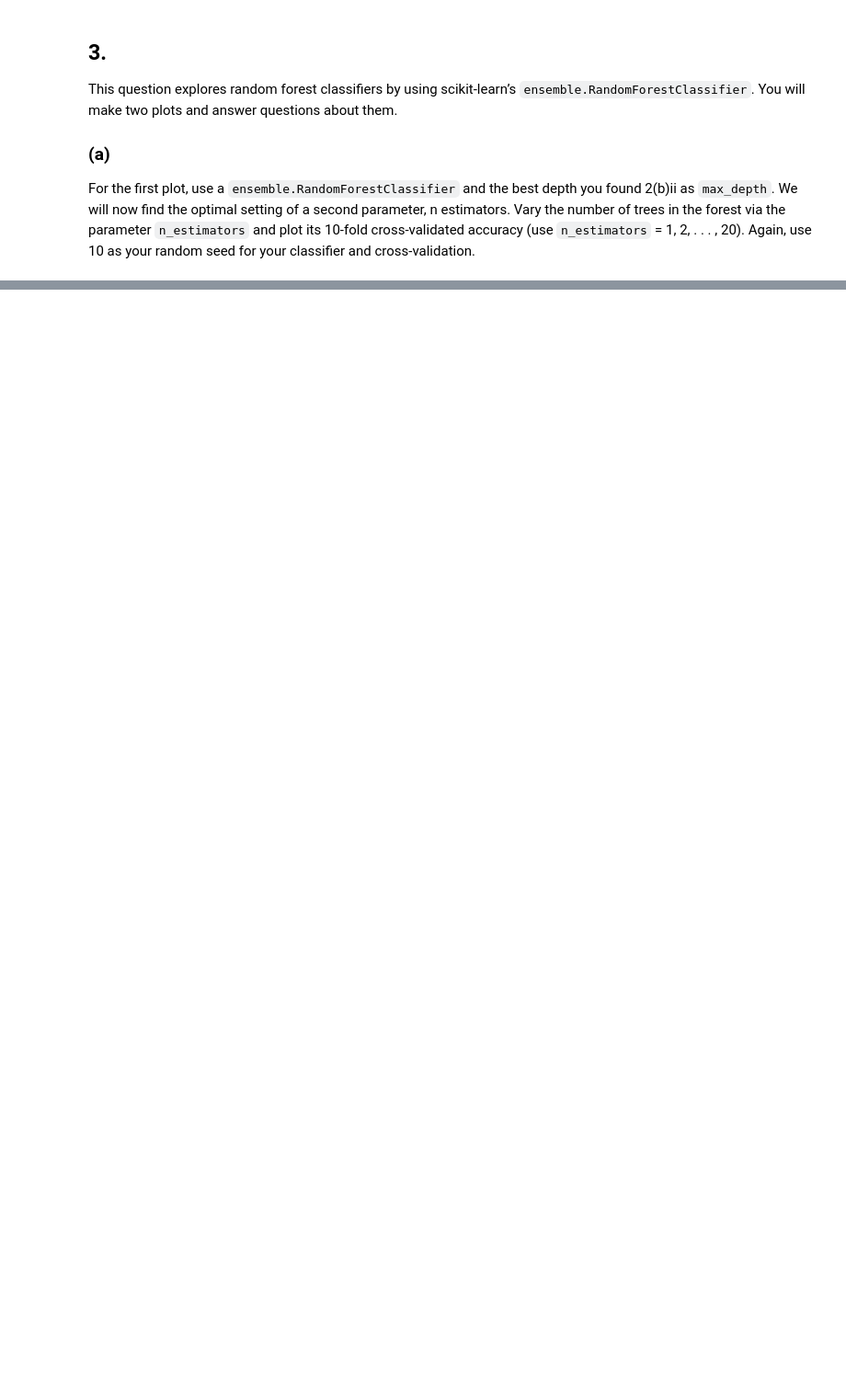
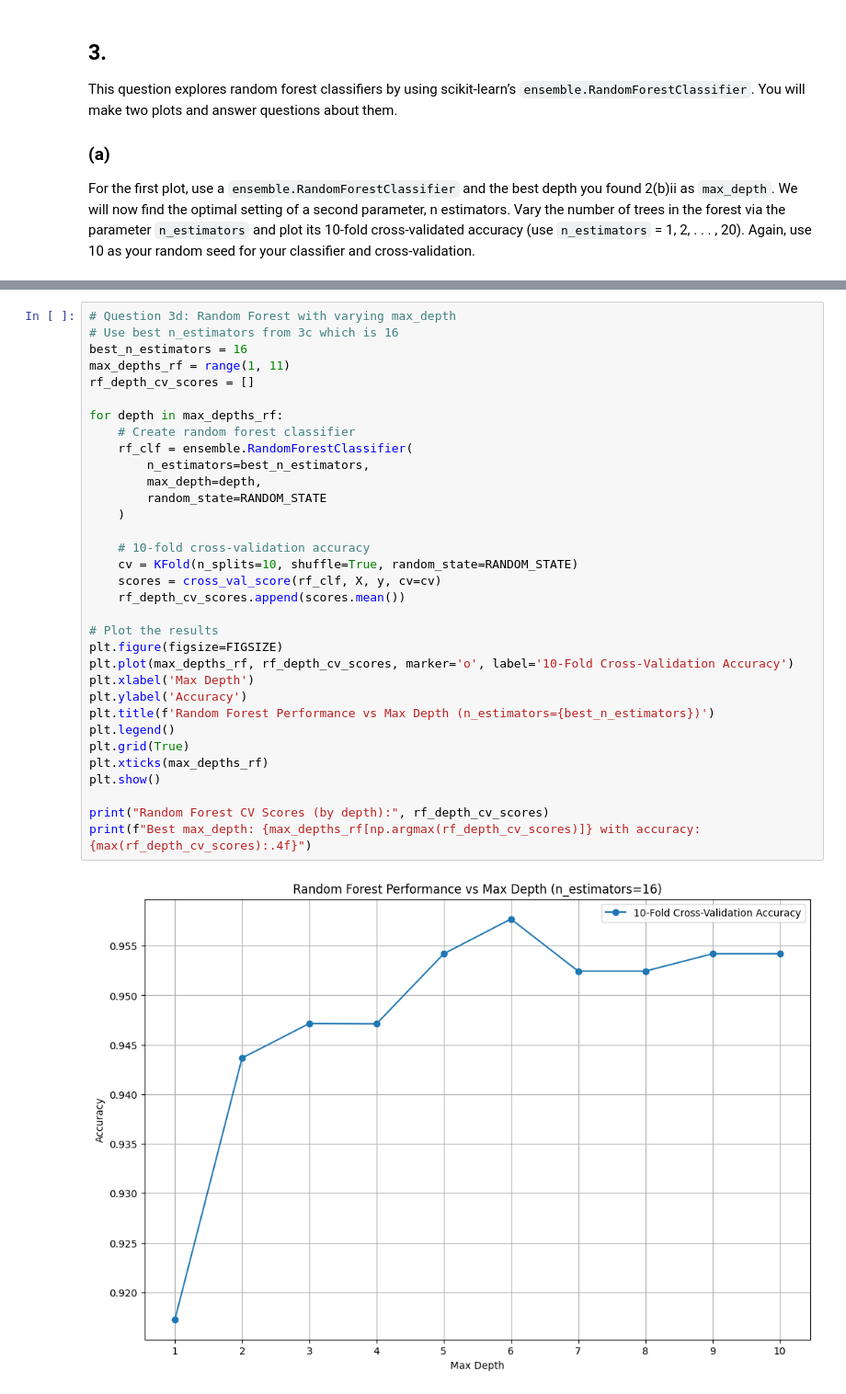
Before and after one commit to jeevanspatil/test123, a Jupyter notebook: hw1_programming_base_notebook.ipynb, the cells around one changed output, grey strips where cells are left out. Shown at 92% size. Saved outputs shown, nothing was run; the diff lists cells and outputs as text; blank space fills up the shorter version.

```diff
--- a/hw1_programming_base_notebook.ipynb
+++ b/hw1_programming_base_notebook.ipynb
@@ -88,3 +186,38 @@ of a `max_depth`. Use your answer to 3c as the setting for `n_estimators` and fo
 procedure from 2a to find the best setting for max depth. This time, only plot the results
 from cross-validation and not the full set, but the plot should be the same structure
 as in 2a otherwise (use `max_depth` = 1,2,. . . ,10). Again, use 10 as your random seed.
+# %%
+# Question 3d: Random Forest with varying max_depth
+# Use best n_estimators from 3c which is 16
+best_n_estimators = 16
+max_depths_rf = range(1, 11)
+rf_depth_cv_scores = []
+
+for depth in max_depths_rf:
+    # Create random forest classifier
+    rf_clf = ensemble.RandomForestClassifier(
+        n_estimators=best_n_estimators,
+        max_depth=depth,
+        random_state=RANDOM_STATE
+    )
+
+    # 10-fold cross-validation accuracy
+    cv = KFold(n_splits=10, shuffle=True, random_state=RANDOM_STATE)
+    scores = cross_val_score(rf_clf, X, y, cv=cv)
+    rf_depth_cv_scores.append(scores.mean())
+
+# Plot the results
+plt.figure(figsize=FIGSIZE)
+plt.plot(max_depths_rf, rf_depth_cv_scores, marker='o', label='10-Fold Cross-Validation Accuracy')
+plt.xlabel('Max Depth')
+plt.ylabel('Accuracy')
+plt.title(f'Random Forest Performance vs Max Depth (n_estimators={best_n_estimators})')
+plt.legend()
+plt.grid(True)
+plt.xticks(max_depths_rf)
+plt.show()
+
+print("Random Forest CV Scores (by depth):", rf_depth_cv_scores)
+print(f"Best max_depth: {max_depths_rf[np.argmax(rf_depth_cv_scores)]} with accuracy: {max(rf_depth_cv_scores):.4f}")
+# %% [output]
+[figure, added]
```
Also changed, not shown: parts of 9 cells of this notebook.
